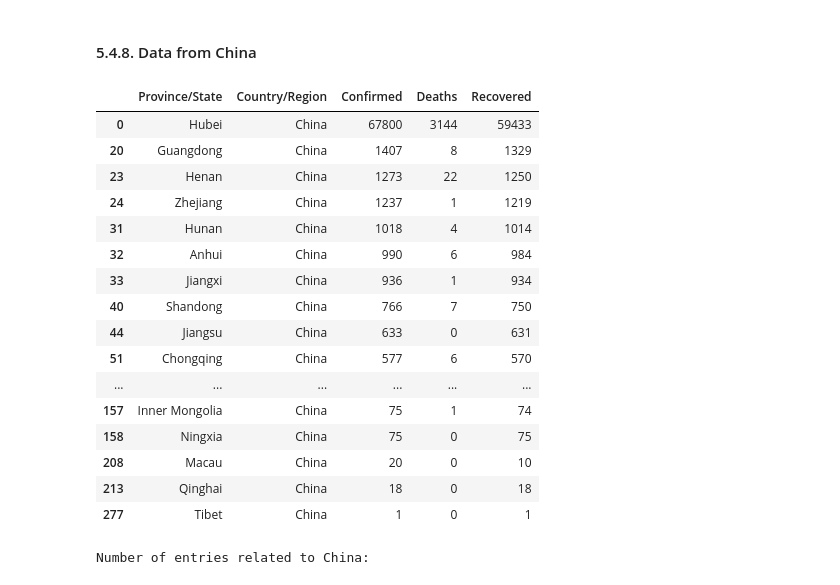
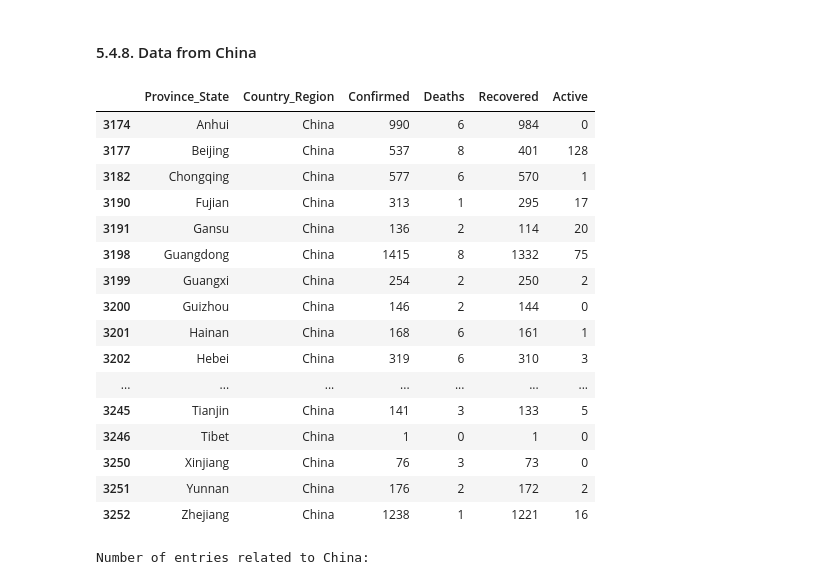
Before and after one commit to BerniHacker/Coronavirus, a Jupyter notebook: Coronavirus_Finland.ipynb, the cells around one changed output. Drawn from its saved outputs; the diff is of its cells as text; code cells hidden in the pictures.

Commit message:
daily_update

```diff
--- a/Coronavirus_Finland.ipynb
+++ b/Coronavirus_Finland.ipynb
@@ -770,16 +774,20 @@ daily_rep_clean = daily_report.fillna("Not applicable")
 world_conf_short = world_conf_clean.drop(['Lat', 'Long'], axis=1)
 world_recov_short = world_recov_clean.drop(['Lat', 'Long'], axis=1)
 world_deceas_short = world_deceas_clean.drop(['Lat', 'Long'], axis=1)
-# Dropping the GPS coordinates and last update info and storing the result
-# in new datasets
-daily_rep_short = daily_rep_clean.drop(['Latitude', 'Longitude', 'Last Update'],\
+# Dropping the columns not related to the cases counters
+daily_rep_short = daily_rep_clean.drop(['Lat',
+                                        'Long_',
+                                        'Last_Update',
+                                        'FIPS',
+                                        'Admin2',
+                                        'Combined_Key'],\
                                        axis=1)
 
 # Grouping by Province/State and storing the result in new datasets
 world_conf_group = world_conf_short.groupby(['Country/Region']).sum()
 world_recov_group = world_recov_short.groupby(['Country/Region']).sum()
 world_deceas_group = world_deceas_short.groupby(['Country/Region']).sum()
-daily_rep_group = daily_rep_short.groupby(['Country/Region']).sum()
+daily_rep_group = daily_rep_short.groupby(['Country_Region']).sum()
 # %%
 # Creating a list of dates
 
@@ -1168,24 +1179,24 @@ uk_conf_0_perc = pop_perc(uk_conf_0, uk_pop)
 #### 5.4.8. Data from China <a name="5.4.8."></a>
 # %%
 # Daily Report from China broken by Provinces
-daily_rep_short[daily_rep_short['Country/Region'] == "China"]
+daily_rep_short[daily_rep_short['Country_Region'] == "China"]
 # %% [output]
-|  | Province/State | Country/Region | Confirmed | Deaths | Recovered |
-| 0 | Hubei | China | 67800 | 3144 | 59433 |
-| 20 | Guangdong | China | 1407 | 8 | 1329 |
-| 23 | Henan | China | 1273 | 22 | 1250 |
-| 24 | Zhejiang | China | 1237 | 1 | 1219 |
-| 31 | Hunan | China | 1018 | 4 | 1014 |
-| 32 | Anhui | China | 990 | 6 | 984 |
-| 33 | Jiangxi | China | 936 | 1 | 934 |
-| 40 | Shandong | China | 766 | 7 | 750 |
-| 44 | Jiangsu | China | 633 | 0 | 631 |
-| 51 | Chongqing | China | 577 | 6 | 570 |
-| ... | ... | ... | ... | ... | ... |
-| 157 | Inner Mongolia | China | 75 | 1 | 74 |
-| 158 | Ningxia | China | 75 | 0 | 75 |
-| 208 | Macau | China | 20 | 0 | 10 |
-| 213 | Qinghai | China | 18 | 0 | 18 |
-| 277 | Tibet | China | 1 | 0 | 1 |
+|  | Province_State | Country_Region | Confirmed | Deaths | Recovered | Active |
+| 3174 | Anhui | China | 990 | 6 | 984 | 0 |
+| 3177 | Beijing | China | 537 | 8 | 401 | 128 |
+| 3182 | Chongqing | China | 577 | 6 | 570 | 1 |
+| 3190 | Fujian | China | 313 | 1 | 295 | 17 |
+| 3191 | Gansu | China | 136 | 2 | 114 | 20 |
+| 3198 | Guangdong | China | 1415 | 8 | 1332 | 75 |
+| 3199 | Guangxi | China | 254 | 2 | 250 | 2 |
+| 3200 | Guizhou | China | 146 | 2 | 144 | 0 |
+| 3201 | Hainan | China | 168 | 6 | 161 | 1 |
+| 3202 | Hebei | China | 319 | 6 | 310 | 3 |
+| ... | ... | ... | ... | ... | ... | ... |
+| 3245 | Tianjin | China | 141 | 3 | 133 | 5 |
+| 3246 | Tibet | China | 1 | 0 | 1 | 0 |
+| 3250 | Xinjiang | China | 76 | 3 | 73 | 0 |
+| 3251 | Yunnan | China | 176 | 2 | 172 | 2 |
+| 3252 | Zhejiang | China | 1238 | 1 | 1221 | 16 |
 # %%
 print("Number of entries related to China:")
```
Also changed, not shown: parts of 41 cells of this notebook, 1 other file.
